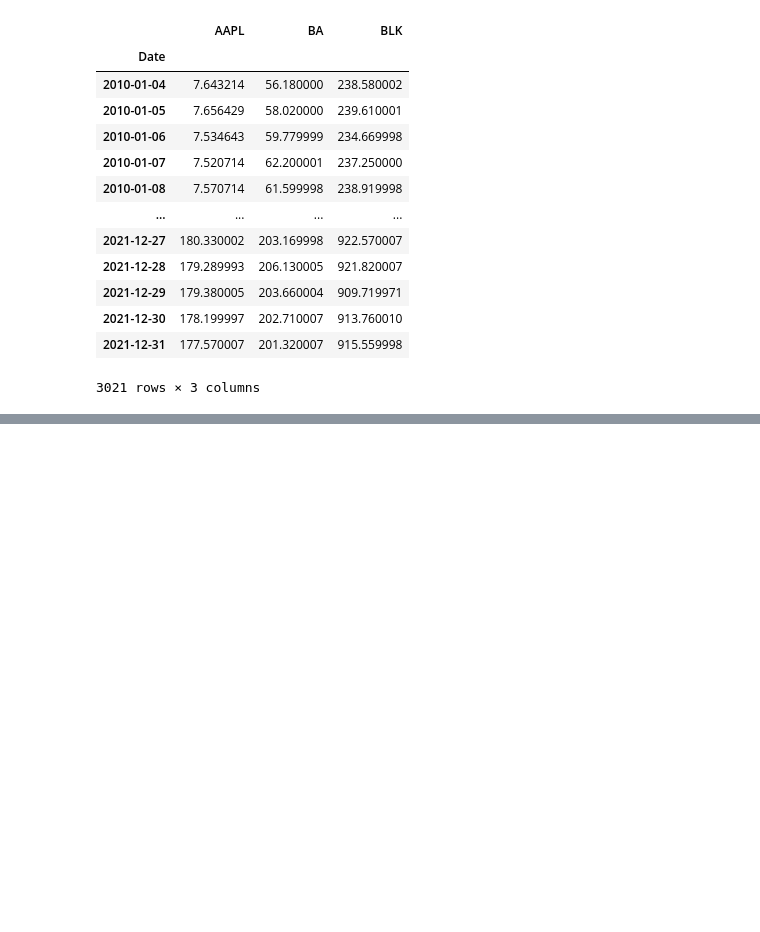
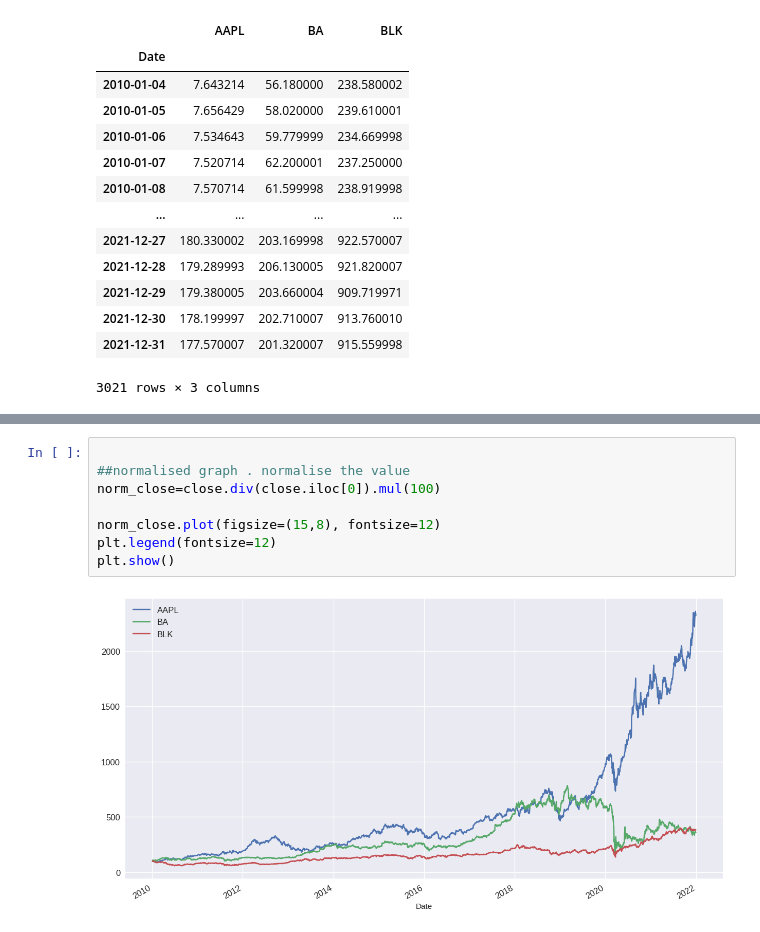
Before and after one commit to phil-debug/Algorithmic-Trading-Project, a Jupyter notebook: Algorithmic_Trading_Project.ipynb, the cells around one changed output, grey strips where cells are left out. Drawn from its saved outputs; the diff is of its cells as text; blank space fills up the shorter version.

```diff
--- a/Algorithmic_Trading_Project.ipynb
+++ b/Algorithmic_Trading_Project.ipynb
@@ -239,0 +292,10 @@ close
+# %%
+
+##normalised graph . normalise the value
+norm_close=close.div(close.iloc[0]).mul(100)
+
+norm_close.plot(figsize=(15,8), fontsize=12)
+plt.legend(fontsize=12)
+plt.show()
+# %% [output]
+[figure, added]
```
Also changed, not shown: parts of 8 cells of this notebook.
